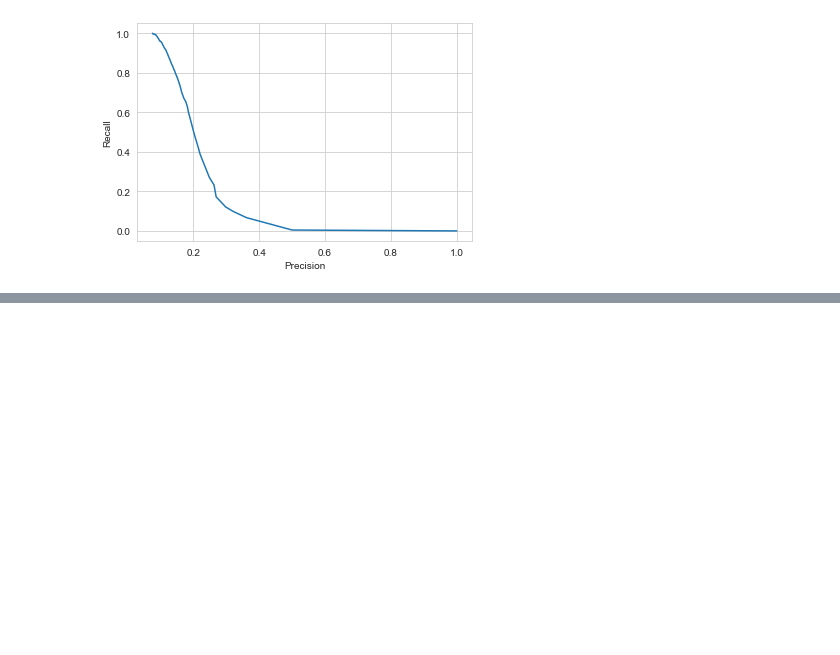
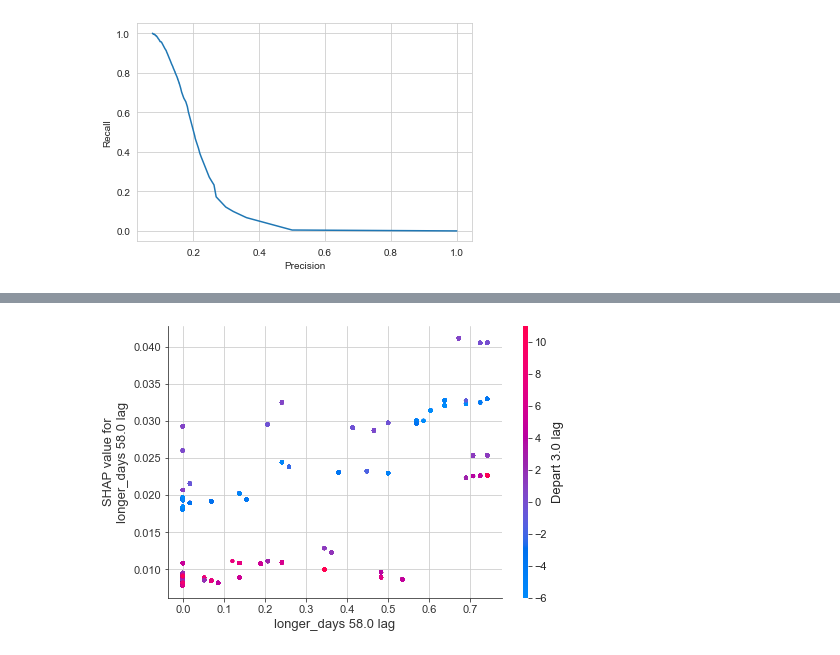
Before and after one commit to jonjacobs24/wnv-prediction, a Jupyter notebook: 02 Modeling and Prediction.ipynb, the cells around one changed output, grey strips where cells are left out. Saved outputs shown, nothing was run; the diff lists cells and outputs as text; code cells hidden in the pictures; blank space fills up the shorter version.

```diff
--- a/02 Modeling and Prediction.ipynb
+++ b/02 Modeling and Prediction.ipynb
@@ -645,0 +656,4 @@ Text(34.0, 0.5, 'True')
+# %%
+shap.dependence_plot('longer_days 58.0 lag', shap_values[0], X_train)
+# %% [output]
+[figure, added]
```
Also changed, not shown: parts of 27 cells of this notebook, 1 other file.
